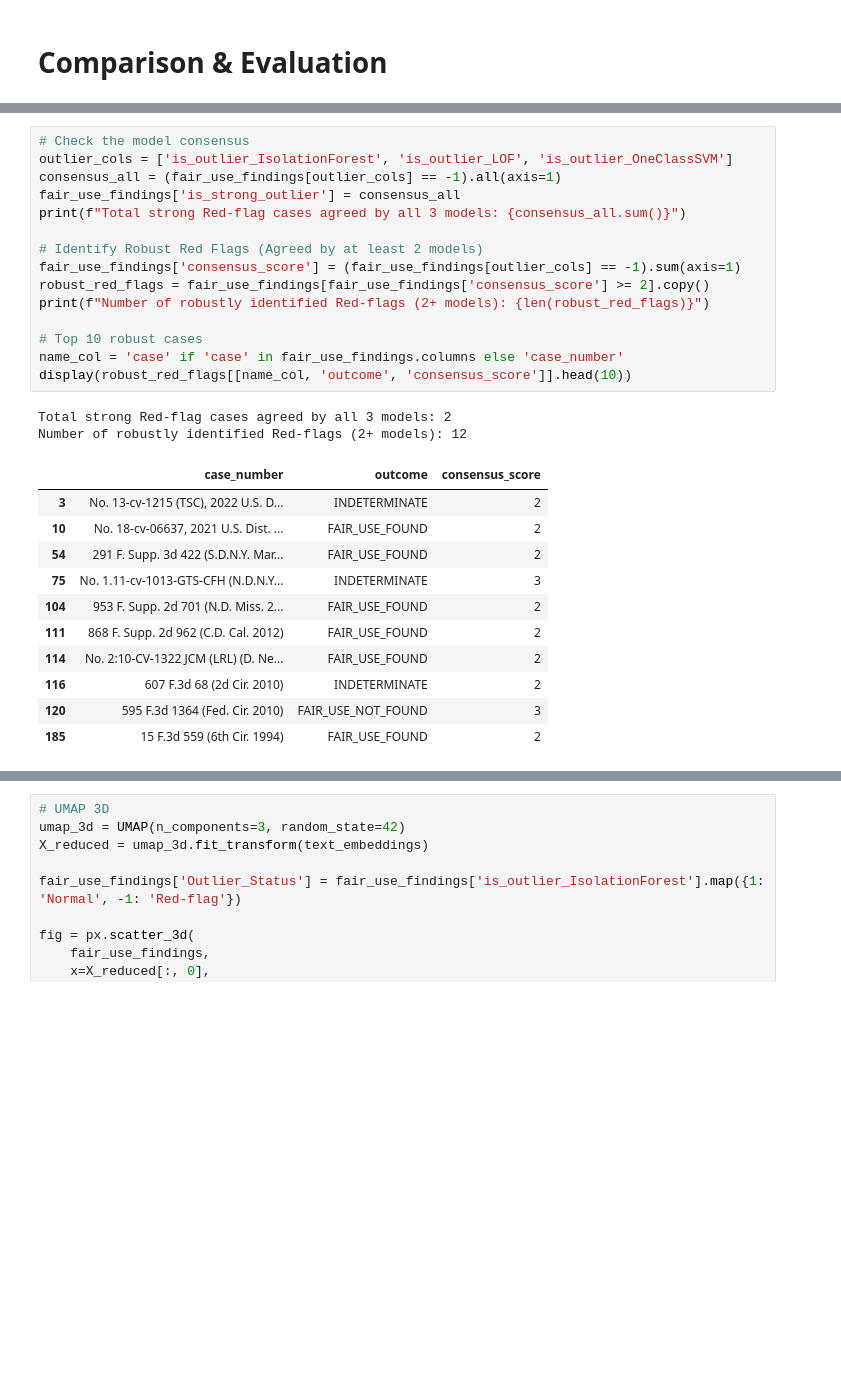
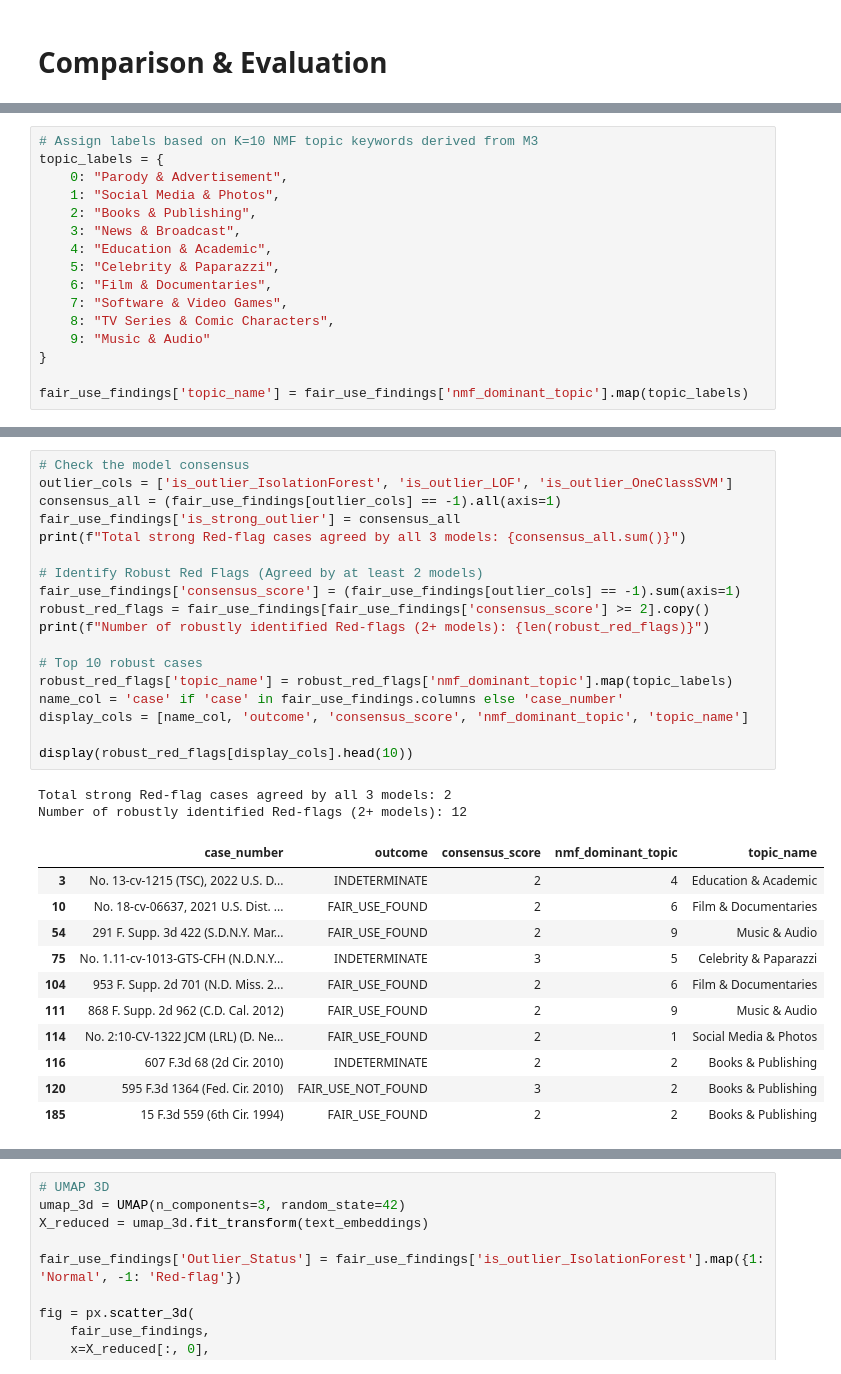
Before and after one commit to mqanaq/BA820-B1-Team13, a Jupyter notebook: Suji/Suji_Kim_BA820_M4.ipynb, the cells around one changed output, grey strips where cells are left out. Drawn from its saved outputs; the diff is of its cells as text; blank space fills up the shorter version.

```diff
--- a/Suji/Suji_Kim_BA820_M4.ipynb
+++ b/Suji/Suji_Kim_BA820_M4.ipynb
@@ -316,0 +327,16 @@ We use consensus between models to identify the most reliable red-flag cases. Fu
+# %%
+# Assign labels based on K=10 NMF topic keywords derived from M3
+topic_labels = {
+    0: "Parody & Advertisement",
+    1: "Social Media & Photos",
+    2: "Books & Publishing",
+    3: "News & Broadcast",
+    4: "Education & Academic",
+    5: "Celebrity & Paparazzi",
+    6: "Film & Documentaries",
+    7: "Software & Video Games",
+    8: "TV Series & Comic Characters",
+    9: "Music & Audio"
+}
+
+fair_use_findings['topic_name'] = fair_use_findings['nmf_dominant_topic'].map(topic_labels)
@@ -317,29 +357,32 @@ We use consensus between models to identify the most reliable red-flag cases. Fu
 # %%
 # Check the model consensus
 outlier_cols = ['is_outlier_IsolationForest', 'is_outlier_LOF', 'is_outlier_OneClassSVM']
 consensus_all = (fair_use_findings[outlier_cols] == -1).all(axis=1)
 fair_use_findings['is_strong_outlier'] = consensus_all
 print(f"Total strong Red-flag cases agreed by all 3 models: {consensus_all.sum()}")
 
 # Identify Robust Red Flags (Agreed by at least 2 models)
 fair_use_findings['consensus_score'] = (fair_use_findings[outlier_cols] == -1).sum(axis=1)
 robust_red_flags = fair_use_findings[fair_use_findings['consensus_score'] >= 2].copy()
 print(f"Number of robustly identified Red-flags (2+ models): {len(robust_red_flags)}")
 
 # Top 10 robust cases
+robust_red_flags['topic_name'] = robust_red_flags['nmf_dominant_topic'].map(topic_labels)
 name_col = 'case' if 'case' in fair_use_findings.columns else 'case_number'
-display(robust_red_flags[[name_col, 'outcome', 'consensus_score']].head(10))
+display_cols = [name_col, 'outcome', 'consensus_score', 'nmf_dominant_topic', 'topic_name']
+
+display(robust_red_flags[display_cols].head(10))
 # %% [output]
 Total strong Red-flag cases agreed by all 3 models: 2
 Number of robustly identified Red-flags (2+ models): 12
-|  | case_number | outcome | consensus_score |
-| 3 | No. 13-cv-1215 (TSC), 2022 U.S. D... | INDETERMINATE | 2 |
-| 10 | No. 18-cv-06637, 2021 U.S. Dist. ... | FAIR_USE_FOUND | 2 |
-| 54 | 291 F. Supp. 3d 422 (S.D.N.Y. Mar... | FAIR_USE_FOUND | 2 |
-| 75 | No. 1.11-cv-1013-GTS-CFH (N.D.N.Y... | INDETERMINATE | 3 |
-| 104 | 953 F. Supp. 2d 701 (N.D. Miss. 2... | FAIR_USE_FOUND | 2 |
-| 111 | 868 F. Supp. 2d 962 (C.D. Cal. 2012) | FAIR_USE_FOUND | 2 |
-| 114 | No. 2:10-CV-1322 JCM (LRL) (D. Ne... | FAIR_USE_FOUND | 2 |
-| 116 | 607 F.3d 68 (2d Cir. 2010) | INDETERMINATE | 2 |
-| 120 | 595 F.3d 1364 (Fed. Cir. 2010) | FAIR_USE_NOT_FOUND | 3 |
-| 185 | 15 F.3d 559 (6th Cir. 1994) | FAIR_USE_FOUND | 2 |
+|  | case_number | outcome | consensus_score | nmf_dominant_topic | topic_name |
+| 3 | No. 13-cv-1215 (TSC), 2022 U.S. D... | INDETERMINATE | 2 | 4 | Education & Academic |
+| 10 | No. 18-cv-06637, 2021 U.S. Dist. ... | FAIR_USE_FOUND | 2 | 6 | Film & Documentaries |
+| 54 | 291 F. Supp. 3d 422 (S.D.N.Y. Mar... | FAIR_USE_FOUND | 2 | 9 | Music & Audio |
+| 75 | No. 1.11-cv-1013-GTS-CFH (N.D.N.Y... | INDETERMINATE | 3 | 5 | Celebrity & Paparazzi |
+| 104 | 953 F. Supp. 2d 701 (N.D. Miss. 2... | FAIR_USE_FOUND | 2 | 6 | Film & Documentaries |
+| 111 | 868 F. Supp. 2d 962 (C.D. Cal. 2012) | FAIR_USE_FOUND | 2 | 9 | Music & Audio |
+| 114 | No. 2:10-CV-1322 JCM (LRL) (D. Ne... | FAIR_USE_FOUND | 2 | 1 | Social Media & Photos |
+| 116 | 607 F.3d 68 (2d Cir. 2010) | INDETERMINATE | 2 | 2 | Books & Publishing |
+| 120 | 595 F.3d 1364 (Fed. Cir. 2010) | FAIR_USE_NOT_FOUND | 3 | 2 | Books & Publishing |
+| 185 | 15 F.3d 559 (6th Cir. 1994) | FAIR_USE_FOUND | 2 | 2 | Books & Publishing |
```
Also changed, not shown: parts of 25 cells of this notebook.
